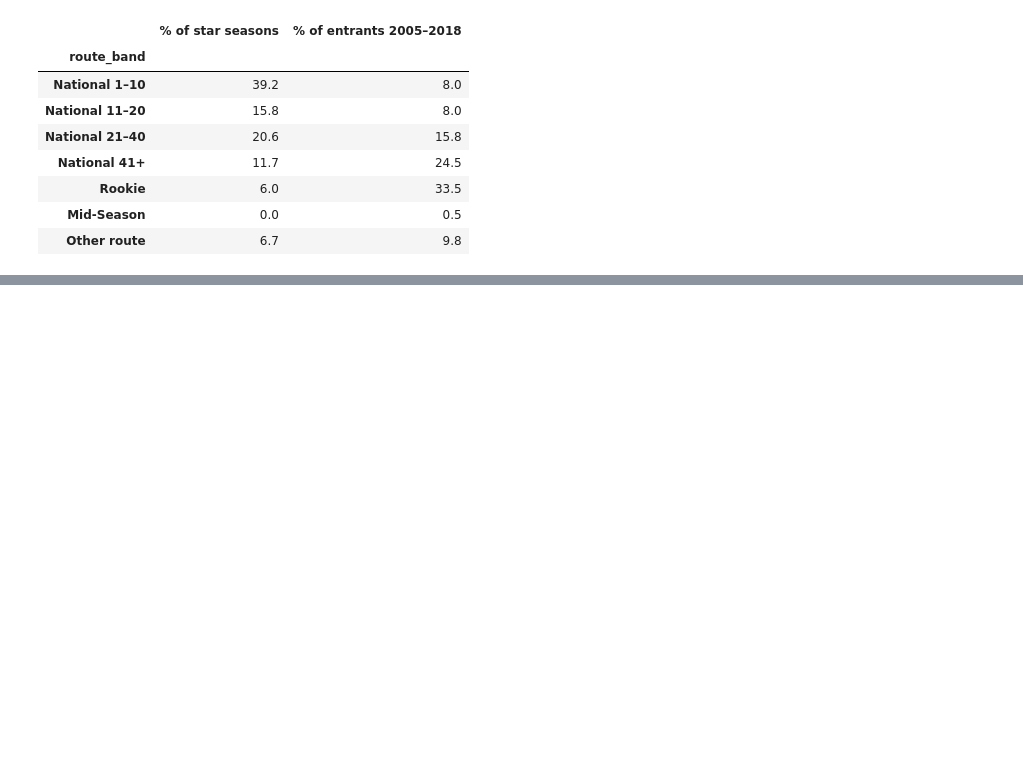
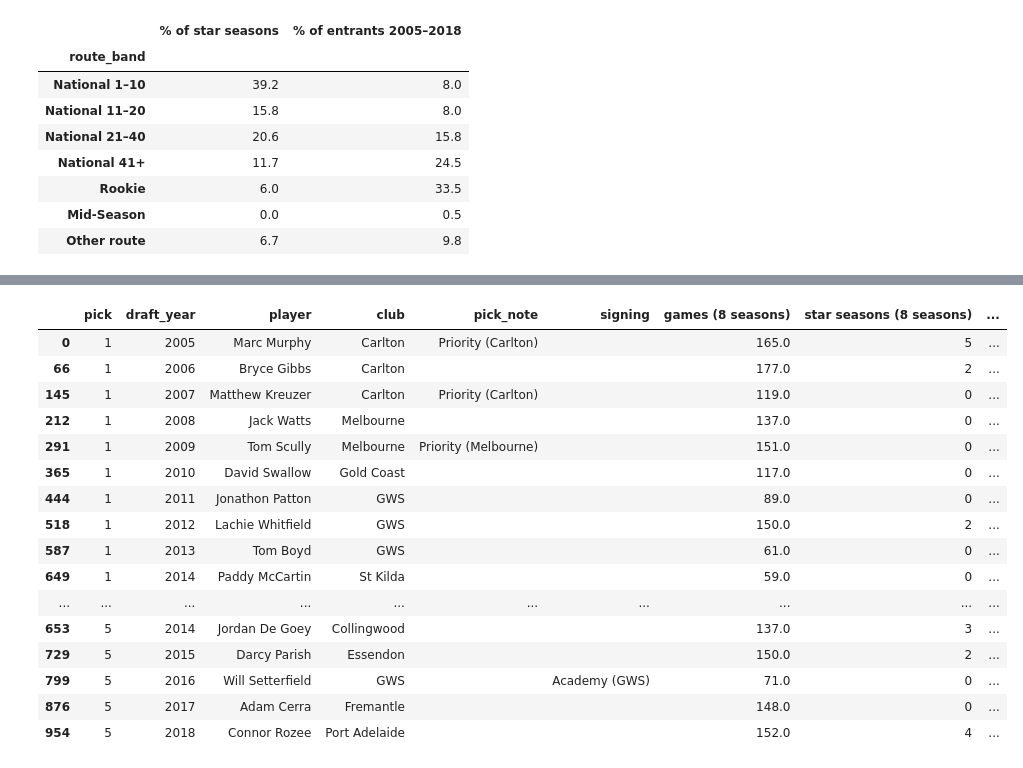
Before and after one commit to pete1729/afl-analytics, a Jupyter notebook: notebooks/06_where_stars_come_from.ipynb, the cells around one changed output, grey strips where cells are left out. Cells and saved outputs as stored; diff of their text form; code cells hidden in the pictures; blank space fills up the shorter version.

```diff
--- a/notebooks/06_where_stars_come_from.ipynb
+++ b/notebooks/06_where_stars_come_from.ipynb
@@ -456,0 +516,24 @@ Star seasons by 2005-2018 entrants: 480 (from 142 players)
+# %%
+top5.sort_values(["pick", "draft_year"])[
+    ["pick", "draft_year", "player", "club", "pick_note", "signing", "games_8", "star_seasons",
+     "games_after_draft", "career_star_seasons"]
+].rename(columns={"games_8": "games (8 seasons)", "star_seasons": "star seasons (8 seasons)",
+                  "games_after_draft": "games (career)", "career_star_seasons": "star seasons (career)"})
+# %% [output]
+|  | pick | draft_year | player | club | pick_note | signing | games (8 seasons) | star seasons (8 seasons) | ... |
+| 0 | 1 | 2005 | Marc Murphy | Carlton | Priority (Carlton) |  | 165.0 | 5 | ... |
+| 66 | 1 | 2006 | Bryce Gibbs | Carlton |  |  | 177.0 | 2 | ... |
+| 145 | 1 | 2007 | Matthew Kreuzer | Carlton | Priority (Carlton) |  | 119.0 | 0 | ... |
+| 212 | 1 | 2008 | Jack Watts | Melbourne |  |  | 137.0 | 0 | ... |
+| 291 | 1 | 2009 | Tom Scully | Melbourne | Priority (Melbourne) |  | 151.0 | 0 | ... |
+| 365 | 1 | 2010 | David Swallow | Gold Coast |  |  | 117.0 | 0 | ... |
+| 444 | 1 | 2011 | Jonathon Patton | GWS |  |  | 89.0 | 0 | ... |
+| 518 | 1 | 2012 | Lachie Whitfield | GWS |  |  | 150.0 | 2 | ... |
+| 587 | 1 | 2013 | Tom Boyd | GWS |  |  | 61.0 | 0 | ... |
+| 649 | 1 | 2014 | Paddy McCartin | St Kilda |  |  | 59.0 | 0 | ... |
+| ... | ... | ... | ... | ... | ... | ... | ... | ... | ... |
+| 653 | 5 | 2014 | Jordan De Goey | Collingwood |  |  | 137.0 | 3 | ... |
+| 729 | 5 | 2015 | Darcy Parish | Essendon |  |  | 150.0 | 2 | ... |
+| 799 | 5 | 2016 | Will Setterfield | GWS |  | Academy (GWS) | 71.0 | 0 | ... |
+| 876 | 5 | 2017 | Adam Cerra | Fremantle |  |  | 148.0 | 0 | ... |
+| 954 | 5 | 2018 | Connor Rozee | Port Adelaide |  |  | 152.0 | 4 | ... |
```
Also changed, not shown: parts of 6 cells of this notebook.
